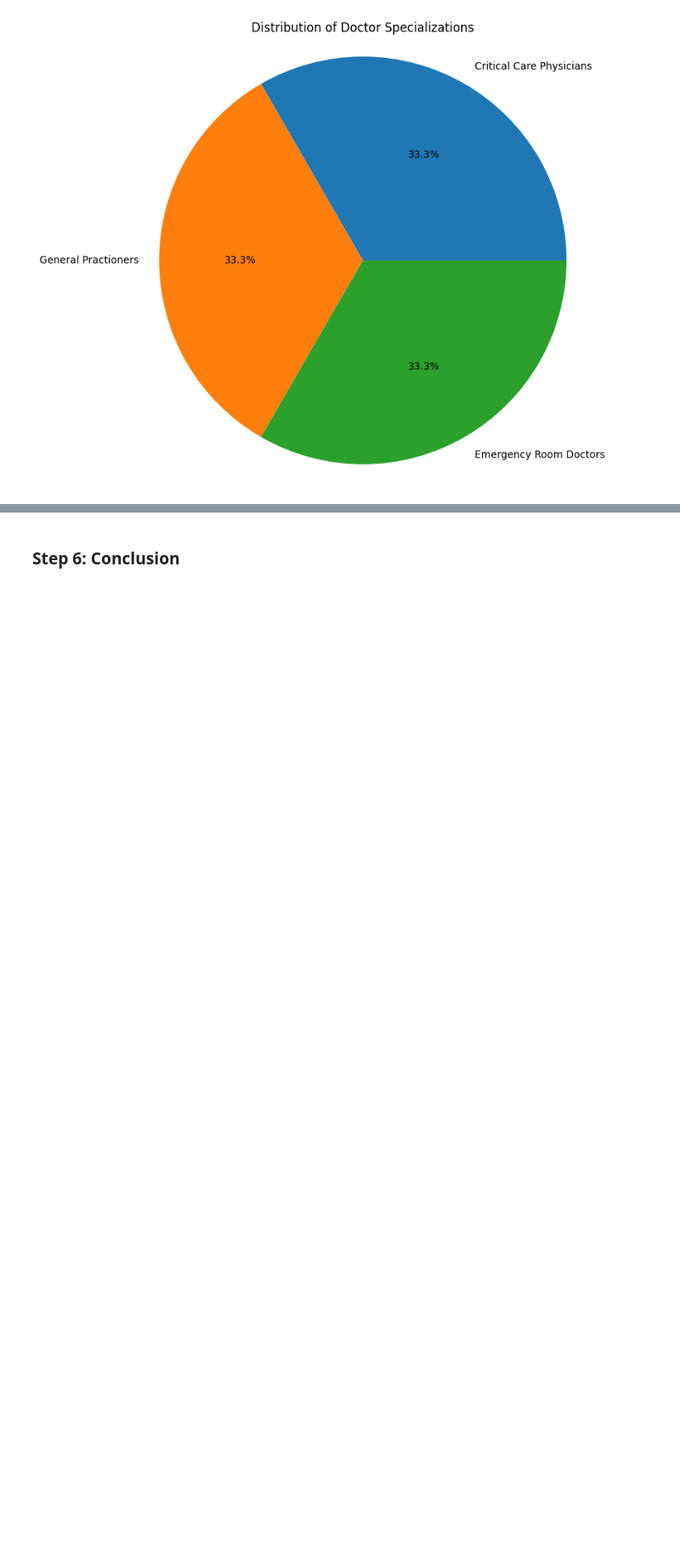
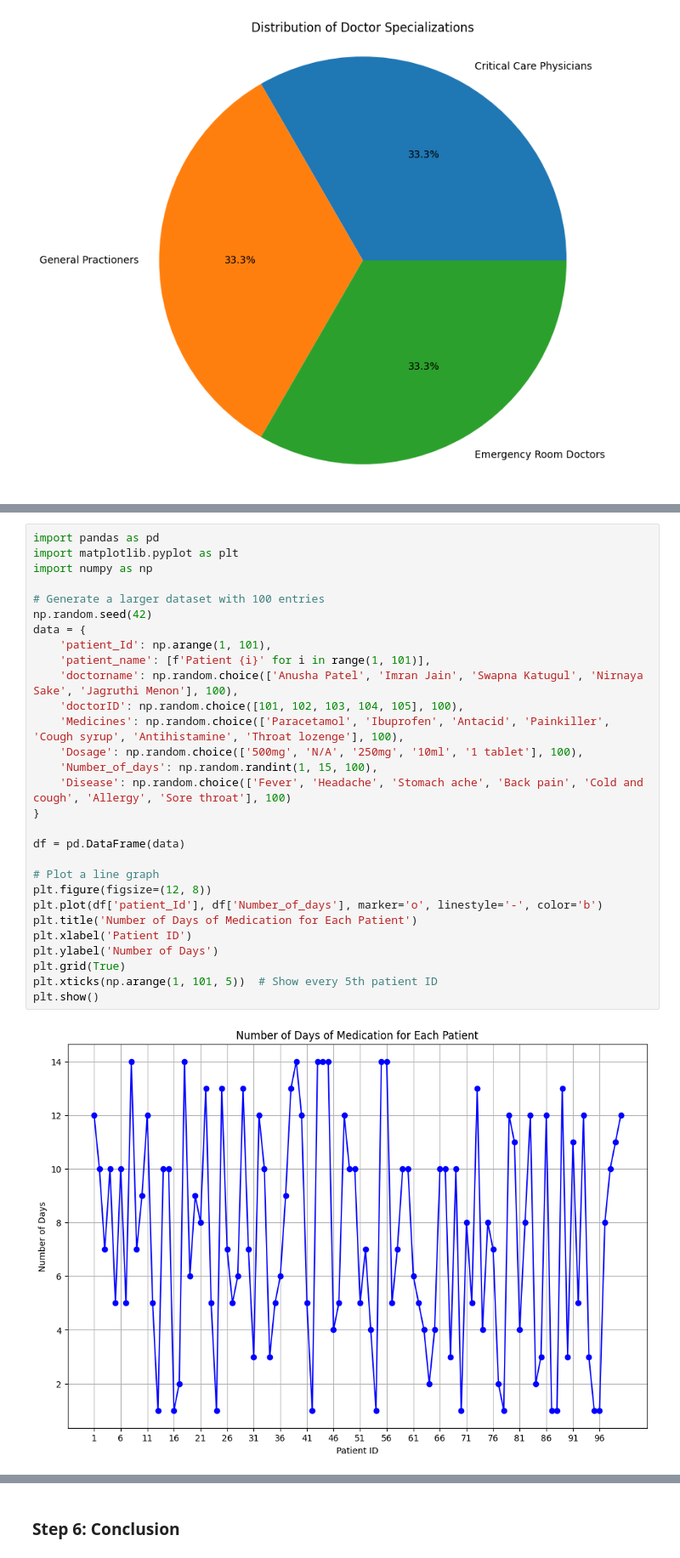
Before and after one commit to Pavani8902/healthcare_data_insights_pavani, a Jupyter notebook: Healthcarecenterdata.ipynb, the cells around one changed output, grey strips where cells are left out. Shown: that part at 85% size. Saved outputs shown, nothing was run; the diff lists cells and outputs as text; blank space fills up the shorter version.

```diff
--- a/Healthcarecenterdata.ipynb
+++ b/Healthcarecenterdata.ipynb
@@ -350,0 +351,31 @@ plt.show()
+# %%
+import pandas as pd
+import matplotlib.pyplot as plt
+import numpy as np
+
+# Generate a larger dataset with 100 entries
+np.random.seed(42)
+data = {
+    'patient_Id': np.arange(1, 101),
+    'patient_name': [f'Patient {i}' for i in range(1, 101)],
+    'doctorname': np.random.choice(['Anusha Patel', 'Imran Jain', 'Swapna Katugul', 'Nirnaya Sake', 'Jagruthi Menon'], 100),
+    'doctorID': np.random.choice([101, 102, 103, 104, 105], 100),
+    'Medicines': np.random.choice(['Paracetamol', 'Ibuprofen', 'Antacid', 'Painkiller', 'Cough syrup', 'Antihistamine', 'Throat lozenge'], 100),
+    'Dosage': np.random.choice(['500mg', 'N/A', '250mg', '10ml', '1 tablet'], 100),
+    'Number_of_days': np.random.randint(1, 15, 100),
+    'Disease': np.random.choice(['Fever', 'Headache', 'Stomach ache', 'Back pain', 'Cold and cough', 'Allergy', 'Sore throat'], 100)
+}
+
+df = pd.DataFrame(data)
+
+# Plot a line graph
+plt.figure(figsize=(12, 8))
+plt.plot(df['patient_Id'], df['Number_of_days'], marker='o', linestyle='-', color='b')
+plt.title('Number of Days of Medication for Each Patient')
+plt.xlabel('Patient ID')
+plt.ylabel('Number of Days')
+plt.grid(True)
+plt.xticks(np.arange(1, 101, 5))  # Show every 5th patient ID
+plt.show()
+# %% [output]
+[figure, added]
```
Also changed, not shown: parts of 6 cells of this notebook.
